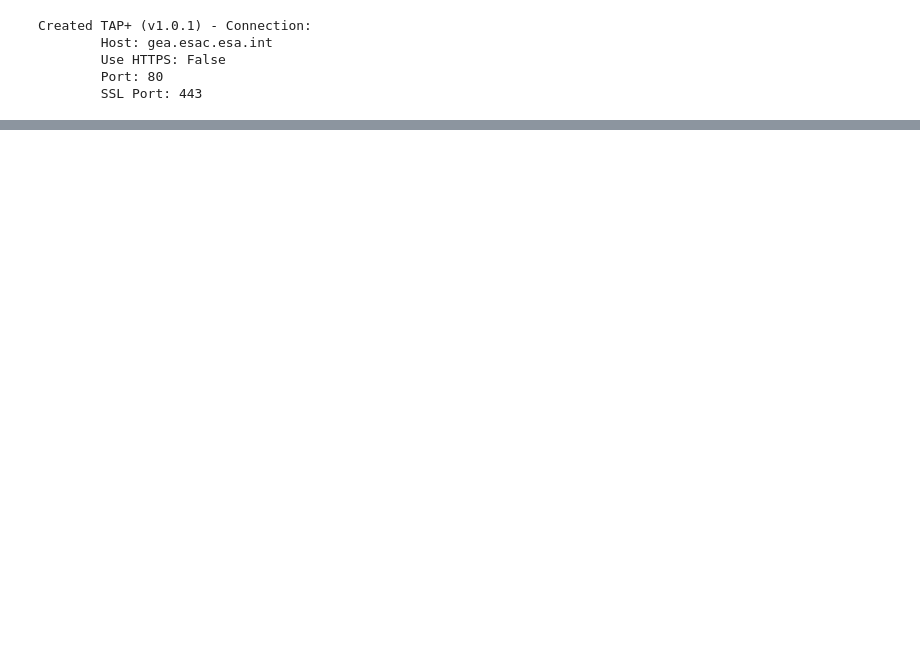
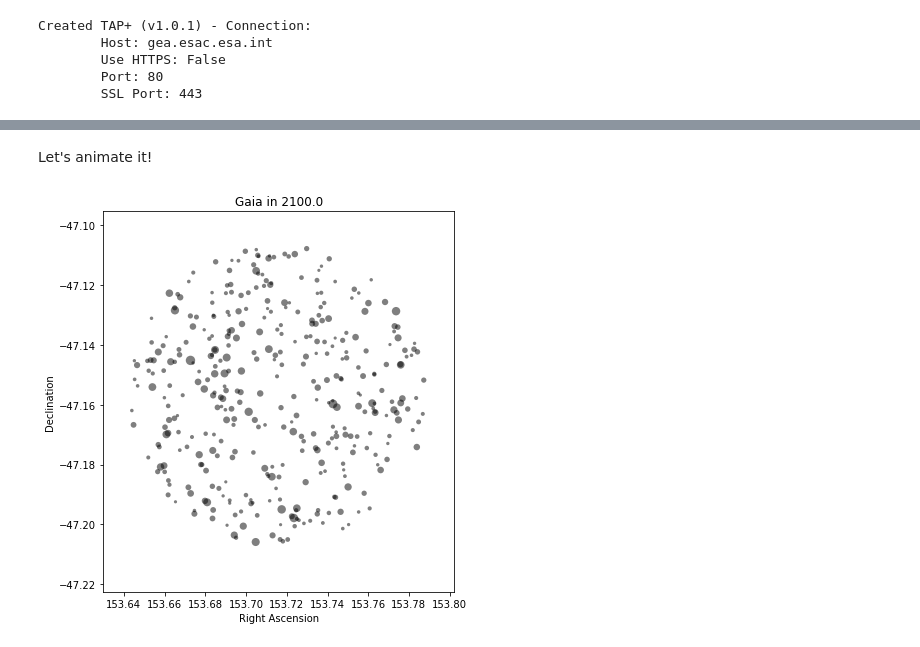
Before and after one commit to zkbt/craftroom, a Jupyter notebook: notebooks/test_thefriendlystars.ipynb, the cells around one changed output, grey strips where cells are left out. Saved outputs shown, nothing was run; the diff lists cells and outputs as text; code cells hidden in the pictures; blank space fills up the shorter version.

```diff
--- a/notebooks/test_thefriendlystars.ipynb
+++ b/notebooks/test_thefriendlystars.ipynb
@@ -18,0 +37,6 @@ g = Gaia(center)
+# %% [markdown]
+Let's animate it!
+# %%
+g.animate()
+# %% [output]
+[figure, added]
```
Also changed, not shown: parts of 8 cells of this notebook, 3 other files.
